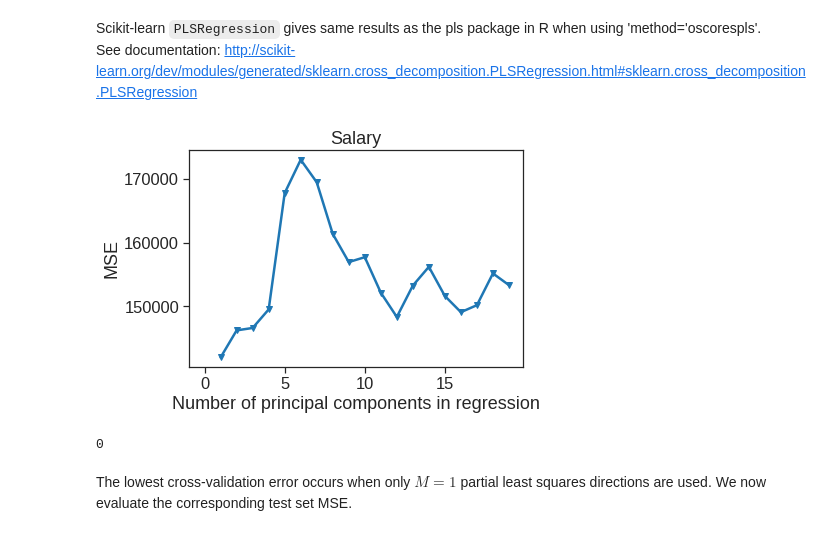
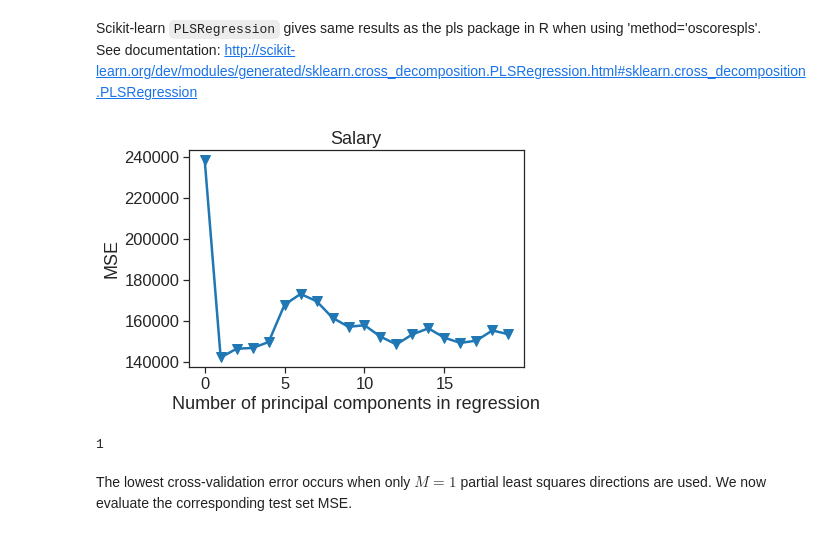
Before and after one commit to phonchi/nsysu-math6084, a Jupyter notebook: static_files/presentations/Chapter_6_Lab.ipynb, the cells around one changed output. Drawn from its saved outputs; the diff is of its cells as text; code cells hidden in the pictures.

```diff
--- a/static_files/presentations/Chapter_6_Lab.ipynb
+++ b/static_files/presentations/Chapter_6_Lab.ipynb
@@ -1062,27 +1065,30 @@ http://scikit-learn.org/dev/modules/generated/sklearn.cross_decomposition.PLSReg
 # %%
 n = len(X_train)
 
 # 10-fold CV, with shuffle
 kf_10 = KFold(n_splits=10, shuffle=True, random_state=2)
 
 mse = []
 
+score = -1*cross_val_score(regr, np.ones((n,1)), y_train, cv=kf_10, scoring='neg_mean_squared_error').mean()
+mse.append(score)
+
 for i in np.arange(1, 20):
     pls = PLSRegression(n_components=i)
     score = -1*cross_val_score(pls, X_scale, y_train, cv=kf_10, scoring='neg_mean_squared_error').mean()
     mse.append(score)
 
-plt.plot(np.arange(1, 20), np.array(mse), '-v')
+plt.plot(np.arange(0, 20), np.array(mse), '-v')
 plt.xlabel('Number of principal components in regression')
 plt.ylabel('MSE')
 plt.title('Salary')
 plt.xlim(xmin=-1);
 # %% [output]
-[figure, old version]
+[figure, new version]
 # %%
 np.array(mse).argmin()
 # %% [output]
-0
+1
 # %% [markdown]
 The lowest cross-validation error occurs when only $M=1$ partial least squares directions are used. We now evaluate the corresponding test set MSE.
 # %%
```
Also changed, not shown: parts of 2 cells of this notebook, 1 other file.
